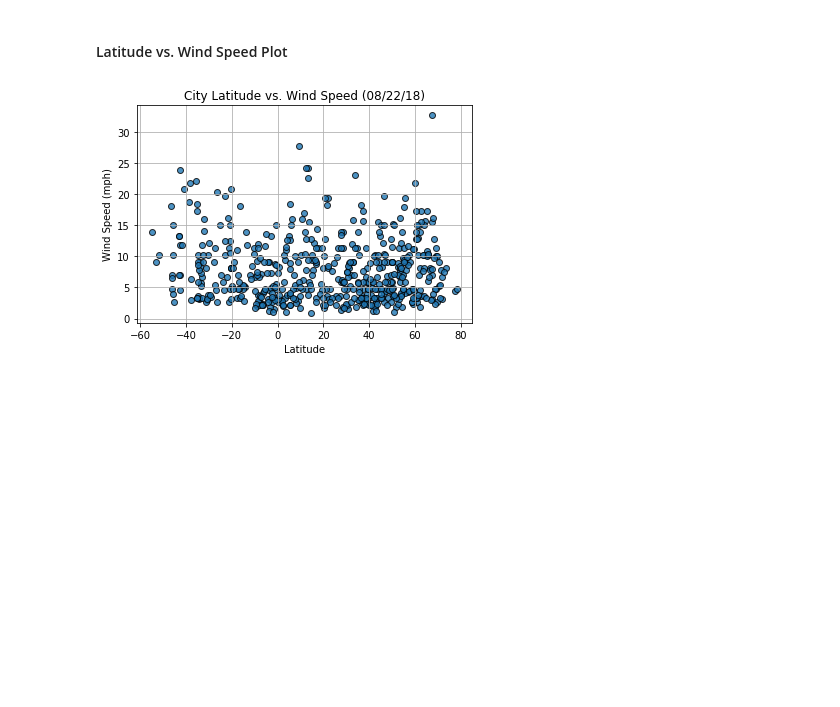
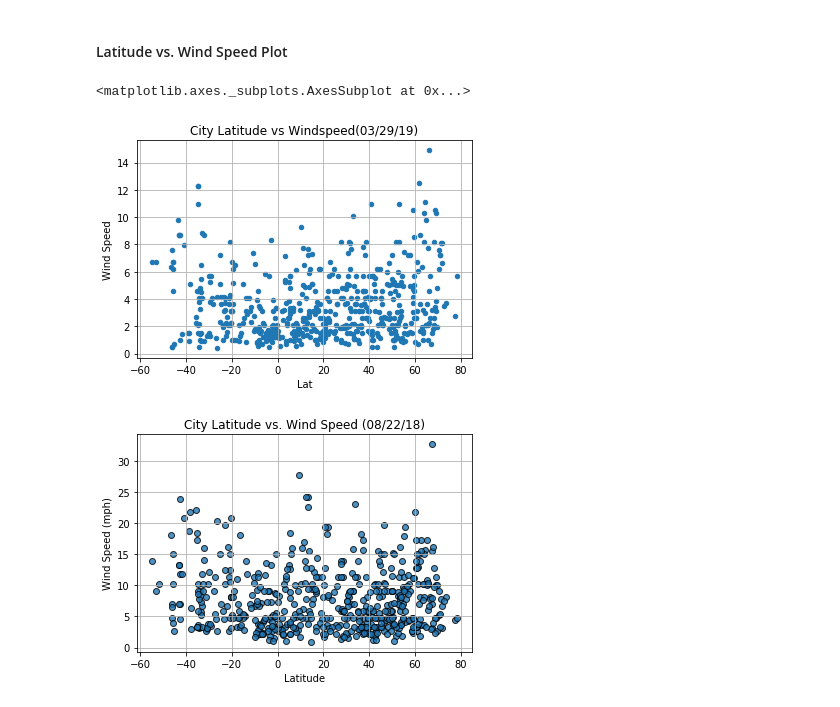
Before and after one commit to lesterstrouse/python-challenge, a Jupyter notebook: APIs/WeatherPy.ipynb, the cells around one changed output. Cells and saved outputs as stored; diff of their text form; code cells hidden in the pictures; blank space fills up the shorter version.

```diff
--- a/APIs/WeatherPy.ipynb
+++ b/APIs/WeatherPy.ipynb
@@ -194,6 +194,11 @@ api_df.plot(x='Lat',y='Cloudiness',kind='Scatter',title='City Latitude vs Cloudi
 [figure]
 # %% [markdown]
 #### Latitude vs. Wind Speed Plot
+# %%
+api_df.plot(x='Lat',y='Wind Speed',kind='Scatter',title='City Latitude vs Windspeed(03/29/19)',grid=True)
+# %% [output]
+<matplotlib.axes._subplots.AxesSubplot at 0x...>
+[figure, added]
 # %%
 # %% [output]
 [figure]
```
Also changed, not shown: 1 other file.
